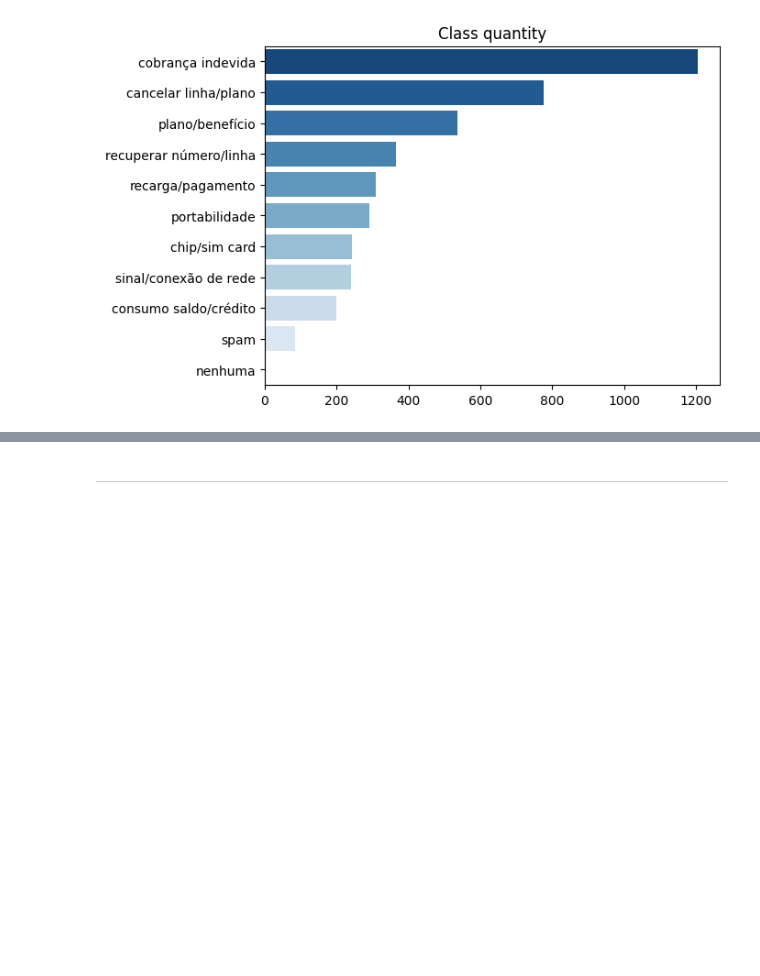
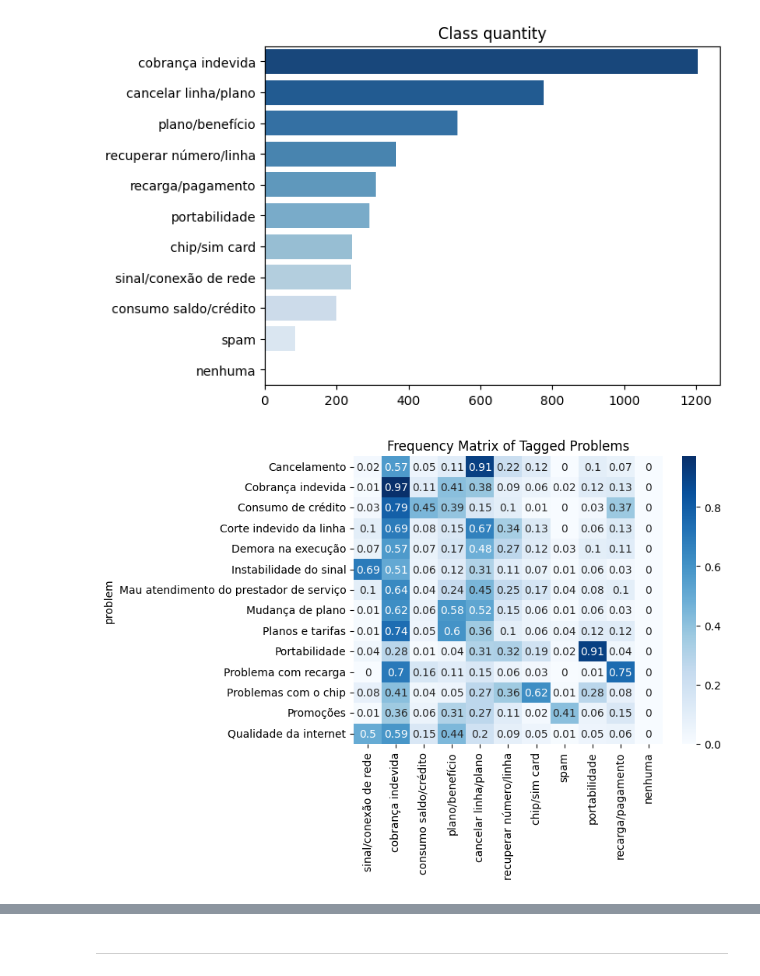
Before and after one commit to rdemarqui/llm_complaint_management, a Jupyter notebook: 02. LLM_analysis.ipynb, the cells around one changed output, grey strips where cells are left out. Saved outputs shown, nothing was run; the diff lists cells and outputs as text; code cells hidden in the pictures; blank space fills up the shorter version.

```diff
--- a/02. LLM_analysis.ipynb
+++ b/02. LLM_analysis.ipynb
@@ -317,6 +319,12 @@ sns.barplot(x=chart_class.values, y=chart_class.index, orient='h', palette='Blue
 plt.title('Class quantity');
 # %% [output]
 [figure]
+# %%
+freq_matrix = round((df.groupby('problem')[tags].sum().T / df['problem'].value_counts().sort_index()), 2).T
+sns.heatmap(freq_matrix, annot=True, cmap='Blues')
+plt.title('Frequency Matrix of Tagged Problems');
+# %% [output]
+[figure, added]
 # %%
 # Calculate co-ocorrence matrix
 cooc_matrix = round(df_class.T.dot(df_class) / class_qty, 2)
```
Also changed, not shown: parts of 3 cells of this notebook.
